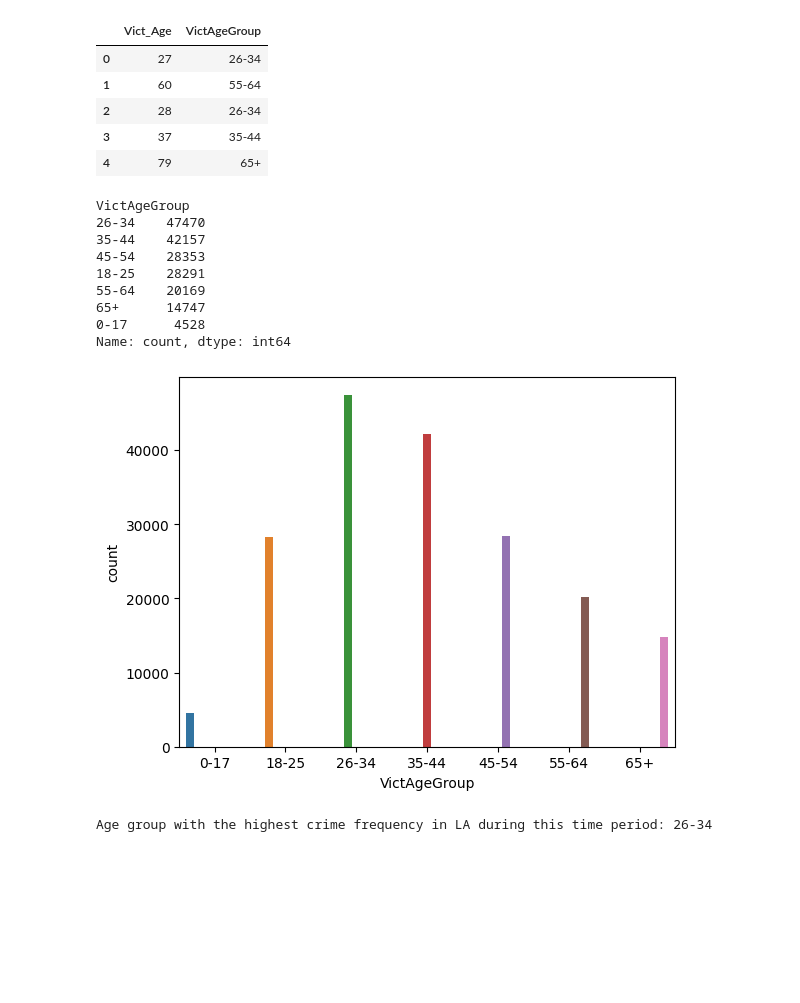
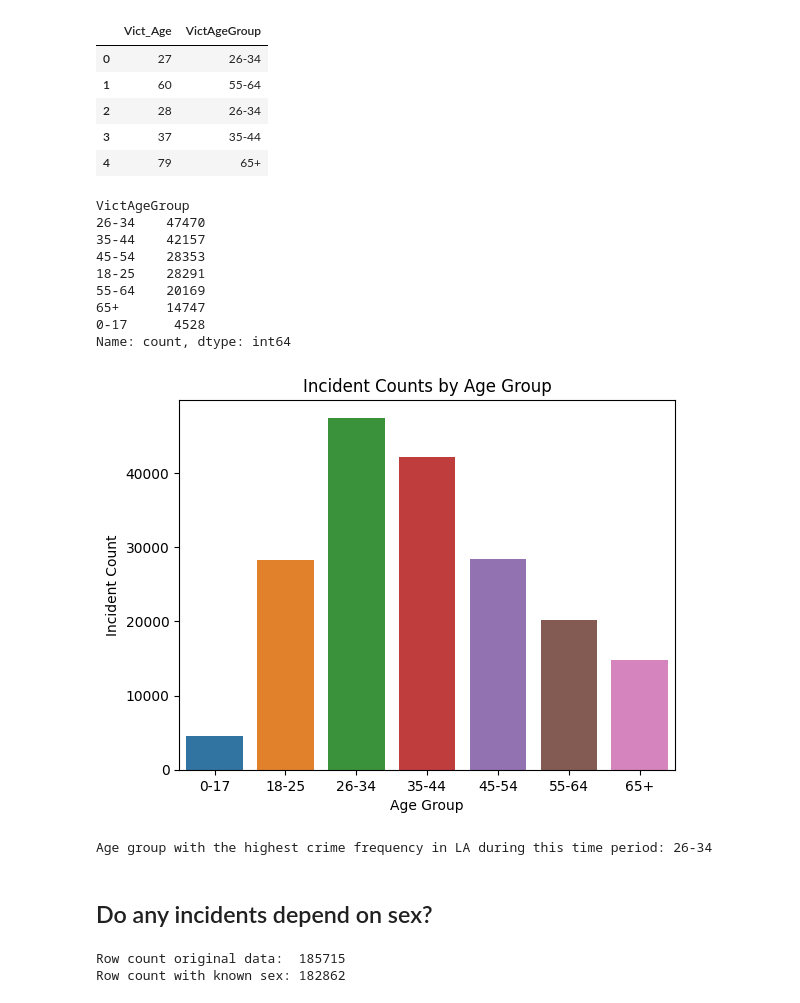
Before and after one commit to MichaelSzczepaniak/DSPortfolio, a Jupyter notebook: LA_crime/LA_crime.ipynb, the cells around one changed output. Cells and saved outputs as stored; diff of their text form; code cells hidden in the pictures; blank space fills up the shorter version.

Commit message:
fix countplot of incident count by age bar thickness, simplify abbrev crime description impln, start looking at incident dep on sex

```diff
--- a/LA_crime/LA_crime.ipynb
+++ b/LA_crime/LA_crime.ipynb
@@ -152,0 +123,18 @@ Name: count, dtype: int64
+# %%
+# map abbreviated names to full descriptors
+crime_name_map = {
+    "THEFT OF IDENTITY": "ID THEFT",
+    "BATTERY - SIMPLE ASSAULT": "SIM ASS",
+    "BURGLARY FROM VEHICLE": "BURG FROM VEH",
+    "ASSAULT WITH DEADLY WEAPON, AGGRAVATED ASSAULT": "AGG ASS DW",
+    "INTIMATE PARTNER - SIMPLE ASSAULT": "INT PAR ASS",
+    "THEFT FROM MOTOR VEHICLE - GRAND ($950.01 AND OVER)": "GTHEFT FROM MV",
+    "VANDALISM - FELONY ($400 & OVER, ALL CHURCH VANDALISMS)": "VAND UN 400",
+    "THEFT PLAIN - PETTY ($950 & UNDER)": "PETTY THEFT",
+    "BURGLARY": "BURGLARY",
+    "THEFT-GRAND ($950.01 & OVER)EXCPT,GUNS,FOWL,LIVESTK,PROD": "GTHEFT GEN"
+}
+
+# create new col for abbreviated crime descriptions
+crimes['Crm_abbrev'] = crimes['Crm_Cd_Desc'].replace(crime_name_map)
+crimes[['Crm_Cd_Desc', 'Crm_abbrev']].head()  # check
@@ -308,21 +316,34 @@ crimes.loc[:, ["Vict_Age", "VictAgeGroup"]].head()
 # %%
 victim_ages = crimes["VictAgeGroup"].value_counts()
 print(victim_ages[:7], '\n')
-sns.countplot(data=crimes, x="VictAgeGroup", hue="VictAgeGroup")
-
+# need set the dodge param to prevent skinny bars because seaborn
+# sets aside space for all the different levels of x
+g = sns.countplot(data=crimes, x="VictAgeGroup", hue="VictAgeGroup", dodge=False)
+g.set_title("Incident Counts by Age Group")
+g.set_xlabel("Age Group")
+g.set_ylabel("Incident Count")
 plt.show()
 # %% [output]
 VictAgeGroup
 26-34    47470
 35-44    42157
 45-54    28353
 18-25    28291
 55-64    20169
 65+      14747
 0-17      4528
 Name: count, dtype: int64
-[figure, old version]
+[figure, new version]
 # %%
 print(f"Age group with the highest crime frequency in LA during this time period: {victim_ages.index[0]}")
 # %% [output]
 Age group with the highest crime frequency in LA during this time period: 26-34
+# %% [markdown]
+## Do any incidents depend on sex?
+# %%
+# remove all rows with missing or unknow sex
+df_by_sex = crimes.loc[crimes['Vict_Sex'].isin(['F', 'M']), :]
+print(f"Row count original data:  {crimes.shape[0]}\nRow count with known sex: {df_by_sex.shape[0]}")
+# %% [output]
+Row count original data:  185715
+Row count with known sex: 182862
```
Also changed, not shown: parts of 4 cells of this notebook.
